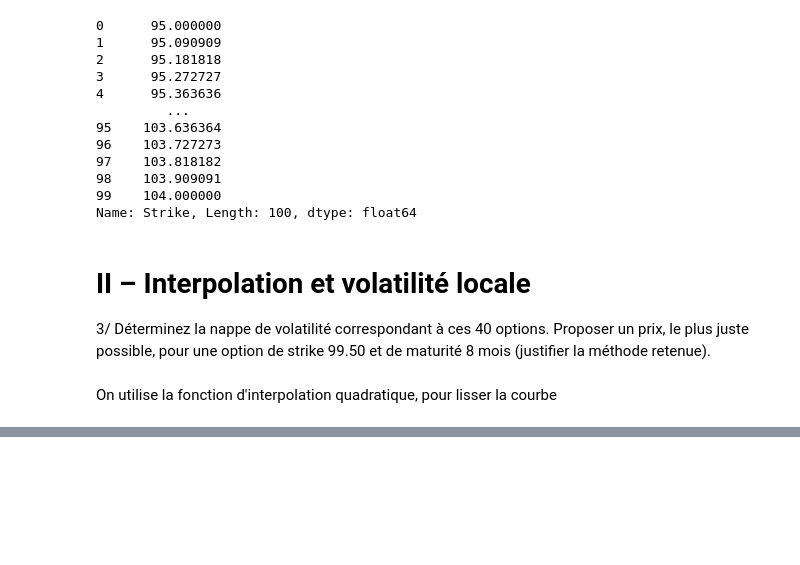
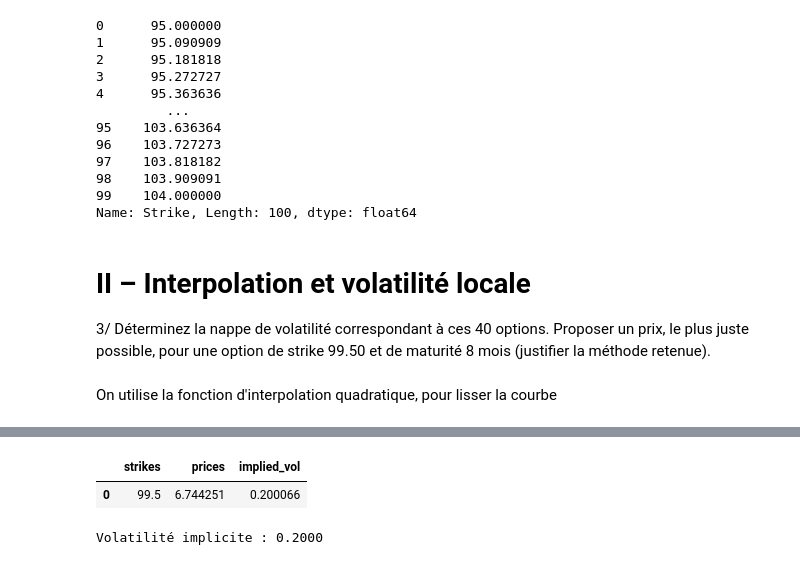
Before and after one commit to theomdvn/Calibration, a Jupyter notebook: Projet-Cal (1).ipynb, the cells around one changed output, grey strips where cells are left out. Saved outputs shown, nothing was run; the diff lists cells and outputs as text; code cells hidden in the pictures; blank space fills up the shorter version.

```diff
--- a/Projet-Cal (1).ipynb
+++ b/Projet-Cal (1).ipynb
@@ -375 +378,20 @@ df_concatenated
 400 rows × 4 columns
+# %%
+iv = []
+estim = black_scholes_call_price(100,99.5,8/12,0,0.2)
+estim
+
+data_estim = {'strikes': [99.5],
+                'prices': [estim]}
+df_estim = pd.DataFrame(data_estim)
+
+r = 0
+t = 0
+S = 100
+sigma = 0.2
+T=8/12
+flag = 'Call'
+
+for i,j in zip(df_estim['strikes'],df_estim['prices']):
+    iv.append(imp_vol(S,i,T,r,j,'Call'))
+df_estim["implied_vol"] = iv
@@ -375,0 +405,48 @@ df_concatenated
+# %%
+df_estim
+# %% [output]
+|  | strikes | prices | implied_vol |
+| 0 | 99.5 | 6.744251 | 0.200066 |
+# %%
+from scipy.optimize import fsolve
+from scipy.stats import norm
+import numpy as np
+
+# Fonction pour le modèle Black-Scholes
+def black_scholes(volatility, S, K, T, r, option_type='call'):
+    d1 = (np.log(S / K) + (r + 0.5 * volatility**2) * T) / (volatility * np.sqrt(T))
+    d2 = d1 - volatility * np.sqrt(T)
+
+    if option_type == 'call':
+        option_price = S * norm.cdf(d1) - K * np.exp(-r * T) * norm.cdf(d2)
+    elif option_type == 'put':
+        option_price = K * np.exp(-r * T) * norm.cdf(-d2) - S * norm.cdf(-d1)
+    else:
+        raise ValueError("Invalid option_type. Use 'call' or 'put'.")
+
+    return option_price
+
+# Fonction pour trouver la volatilité implicite
+def find_implied_volatility(volatility_guess, *args):
+    S, K, T, r, option_price, option_type = args
+    return black_scholes(volatility_guess, S, K, T, r, option_type) - option_price
+
+# Paramètres de l'option
+S = 100  # Prix actuel du sous-jacent
+K = 99.50  # Strike de l'option
+T = 8 / 12  # Maturité en années (8 mois)
+r = 0  # Taux d'intérêt sans risque
+
+# Prix observé de l'option sur le marché
+market_option_price = 6.744251  # Remplacez par le prix observé sur le marché
+
+# Guess initial pour la volatilité implicite
+initial_volatility_guess = 0.2
+
+# Utilisation de fsolve pour trouver la volatilité implicite
+implied_volatility = fsolve(find_implied_volatility, initial_volatility_guess,
+                            args=(S, K, T, r, market_option_price, 'call'))[0]
+
+print(f"Volatilité implicite : {implied_volatility:.4f}")
+# %% [output]
+Volatilité implicite : 0.2000
```
Also changed, not shown: parts of 16 cells of this notebook.
